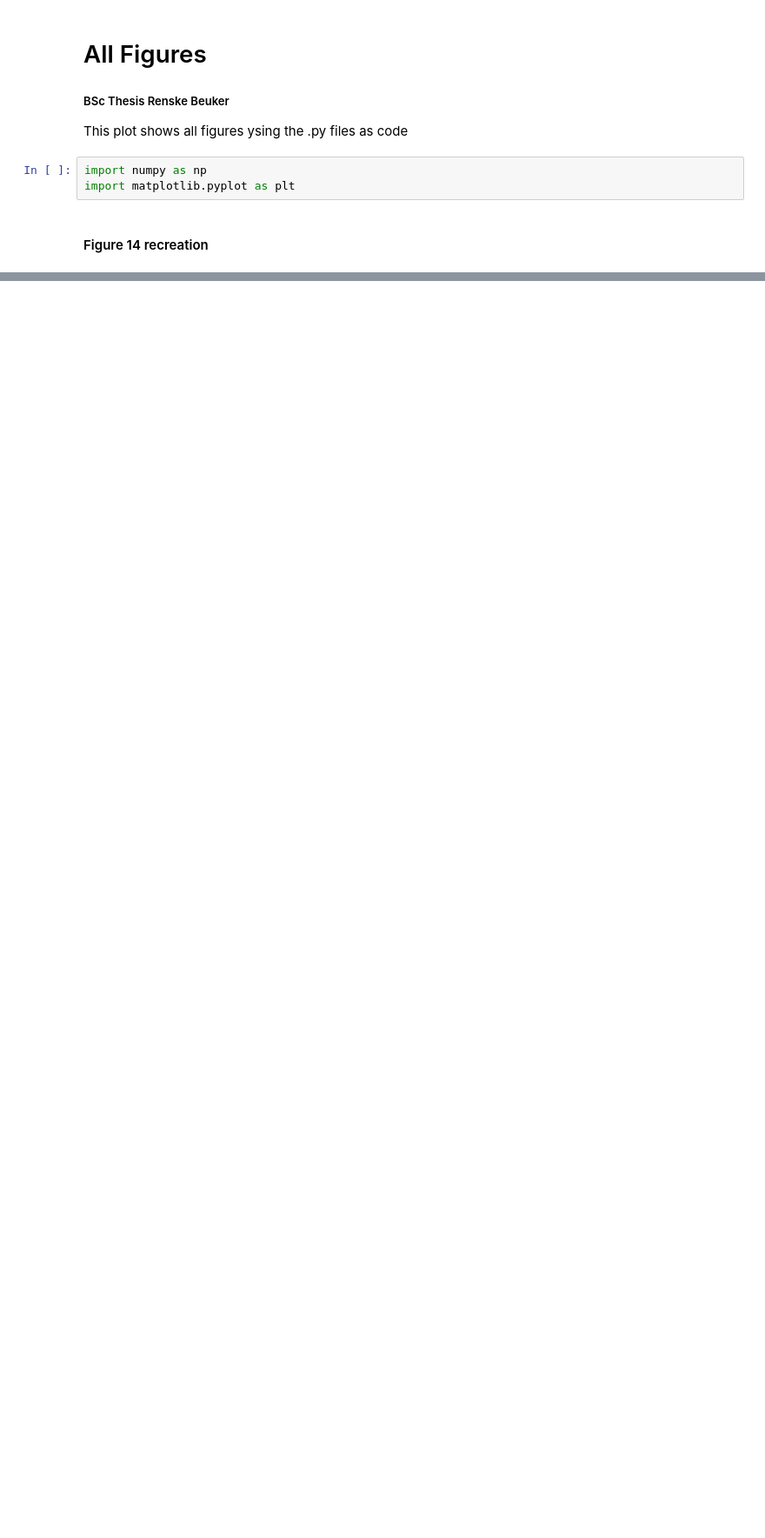
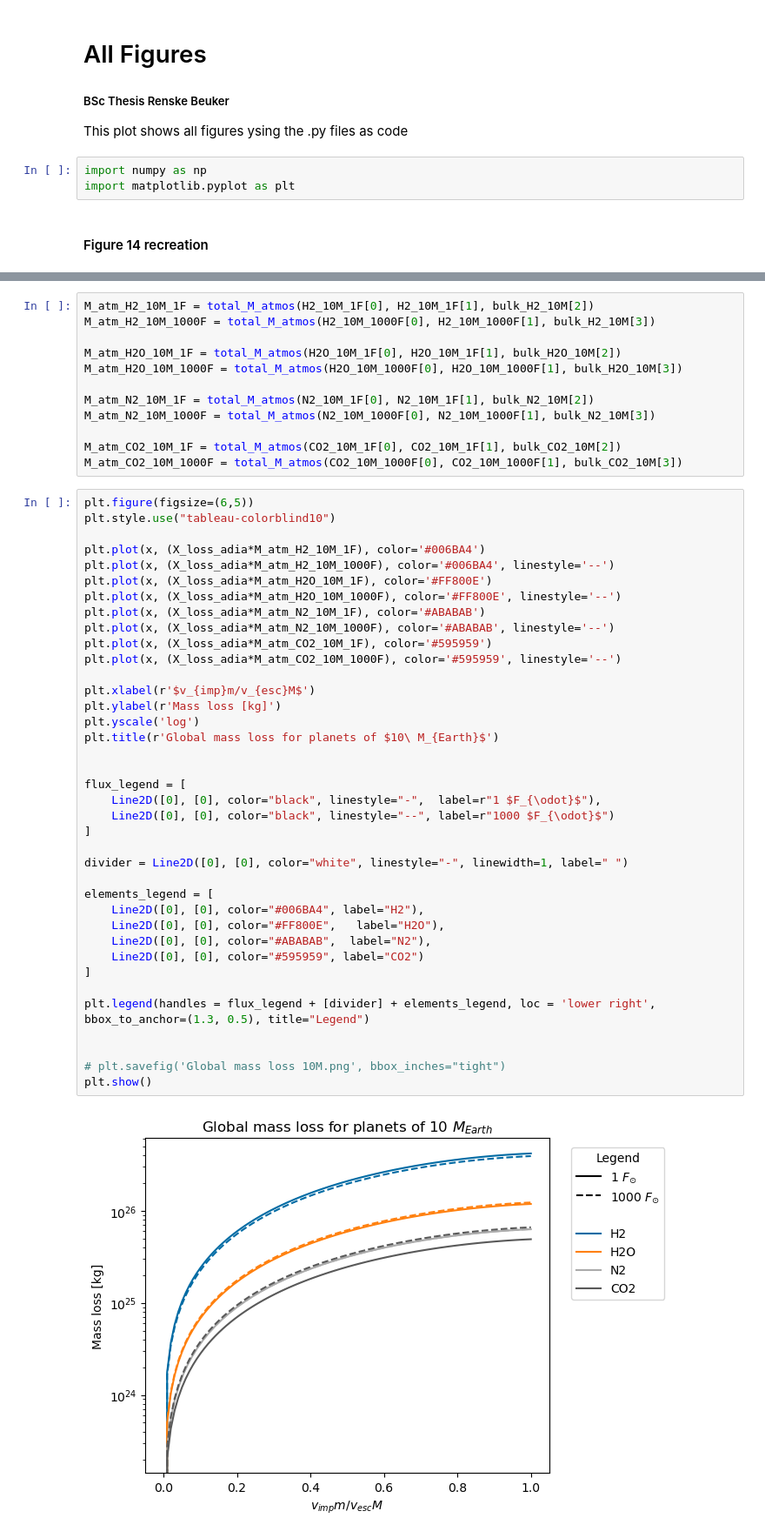
Before and after one commit to FormingWorlds/BScProjectAtmosphericEscape, a Jupyter notebook: figures.ipynb, the cells around one changed output, grey strips where cells are left out. Shown at 87% size. Drawn from its saved outputs; the diff is of its cells as text; blank space fills up the shorter version.

```diff
--- a/figures.ipynb
+++ b/figures.ipynb
@@ -80,0 +228,52 @@ plt.show()
+# %%
+M_atm_H2_10M_1F = total_M_atmos(H2_10M_1F[0], H2_10M_1F[1], bulk_H2_10M[2])
+M_atm_H2_10M_1000F = total_M_atmos(H2_10M_1000F[0], H2_10M_1000F[1], bulk_H2_10M[3])
+
+M_atm_H2O_10M_1F = total_M_atmos(H2O_10M_1F[0], H2O_10M_1F[1], bulk_H2O_10M[2])
+M_atm_H2O_10M_1000F = total_M_atmos(H2O_10M_1000F[0], H2O_10M_1000F[1], bulk_H2O_10M[3])
+
+M_atm_N2_10M_1F = total_M_atmos(N2_10M_1F[0], N2_10M_1F[1], bulk_N2_10M[2])
+M_atm_N2_10M_1000F = total_M_atmos(N2_10M_1000F[0], N2_10M_1000F[1], bulk_N2_10M[3])
+
+M_atm_CO2_10M_1F = total_M_atmos(CO2_10M_1F[0], CO2_10M_1F[1], bulk_CO2_10M[2])
+M_atm_CO2_10M_1000F = total_M_atmos(CO2_10M_1000F[0], CO2_10M_1000F[1], bulk_CO2_10M[3])
+# %%
+plt.figure(figsize=(6,5))
+plt.style.use("tableau-colorblind10")
+
+plt.plot(x, (X_loss_adia*M_atm_H2_10M_1F), color='#006BA4')
+plt.plot(x, (X_loss_adia*M_atm_H2_10M_1000F), color='#006BA4', linestyle='--')
+plt.plot(x, (X_loss_adia*M_atm_H2O_10M_1F), color='#FF800E')
+plt.plot(x, (X_loss_adia*M_atm_H2O_10M_1000F), color='#FF800E', linestyle='--')
+plt.plot(x, (X_loss_adia*M_atm_N2_10M_1F), color='#ABABAB')
+plt.plot(x, (X_loss_adia*M_atm_N2_10M_1000F), color='#ABABAB', linestyle='--')
+plt.plot(x, (X_loss_adia*M_atm_CO2_10M_1F), color='#595959')
+plt.plot(x, (X_loss_adia*M_atm_CO2_10M_1000F), color='#595959', linestyle='--')
+
+plt.xlabel(r'$v_{imp}m/v_{esc}M$')
+plt.ylabel(r'Mass loss [kg]')
+plt.yscale('log')
+plt.title(r'Global mass loss for planets of $10\ M_{Earth}$')
+
+
+flux_legend = [
+    Line2D([0], [0], color="black", linestyle="-",  label=r"1 $F_{\odot}$"),
+    Line2D([0], [0], color="black", linestyle="--", label=r"1000 $F_{\odot}$")
+]
+
+divider = Line2D([0], [0], color="white", linestyle="-", linewidth=1, label=" ")
+
+elements_legend = [
+    Line2D([0], [0], color="#006BA4", label="H2"),
+    Line2D([0], [0], color="#FF800E",   label="H2O"),
+    Line2D([0], [0], color="#ABABAB",  label="N2"),
+    Line2D([0], [0], color="#595959", label="CO2")
+]
+
+plt.legend(handles = flux_legend + [divider] + elements_legend, loc = 'lower right', bbox_to_anchor=(1.3, 0.5), title="Legend")
+
+
+# plt.savefig('Global mass loss 10M.png', bbox_inches="tight")
+plt.show()
+# %% [output]
+[figure, added]
```
Also changed, not shown: parts of 27 cells of this notebook.
